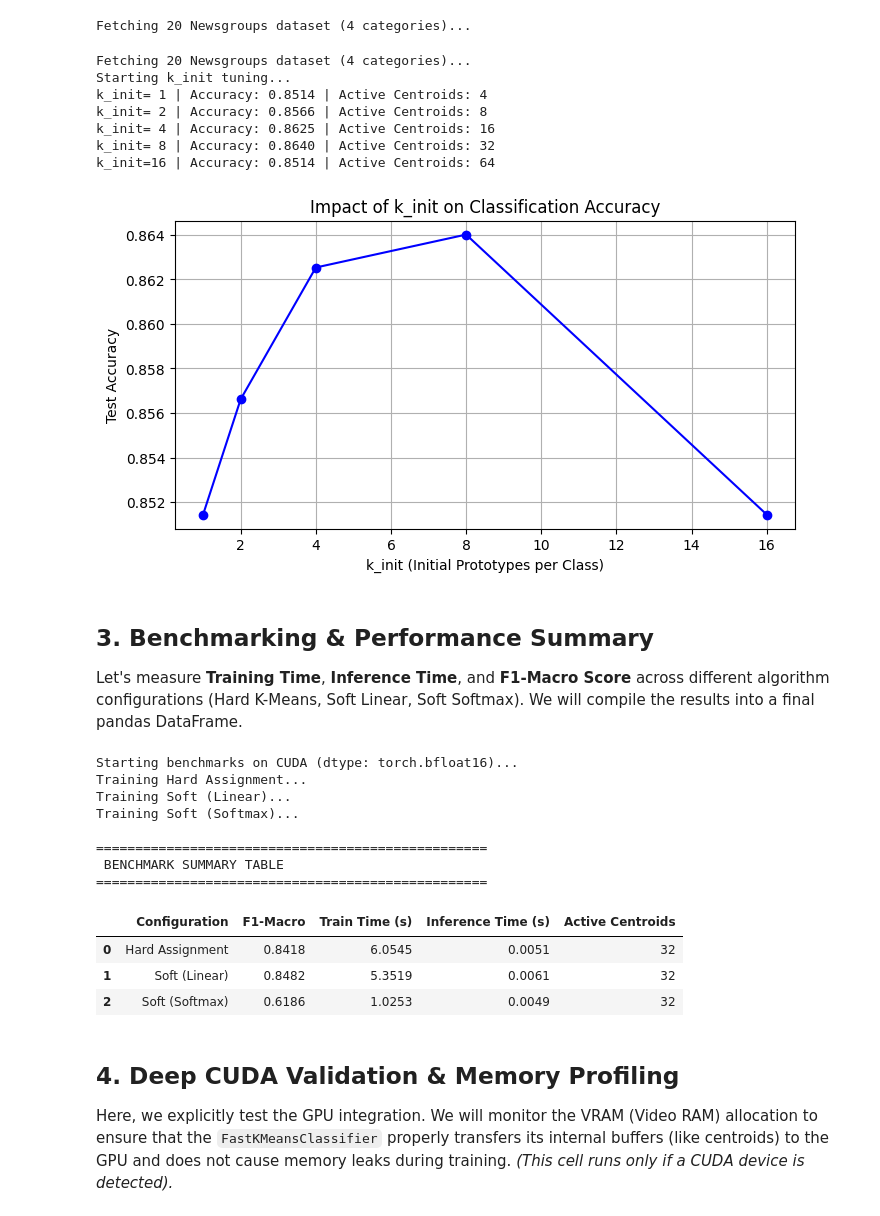
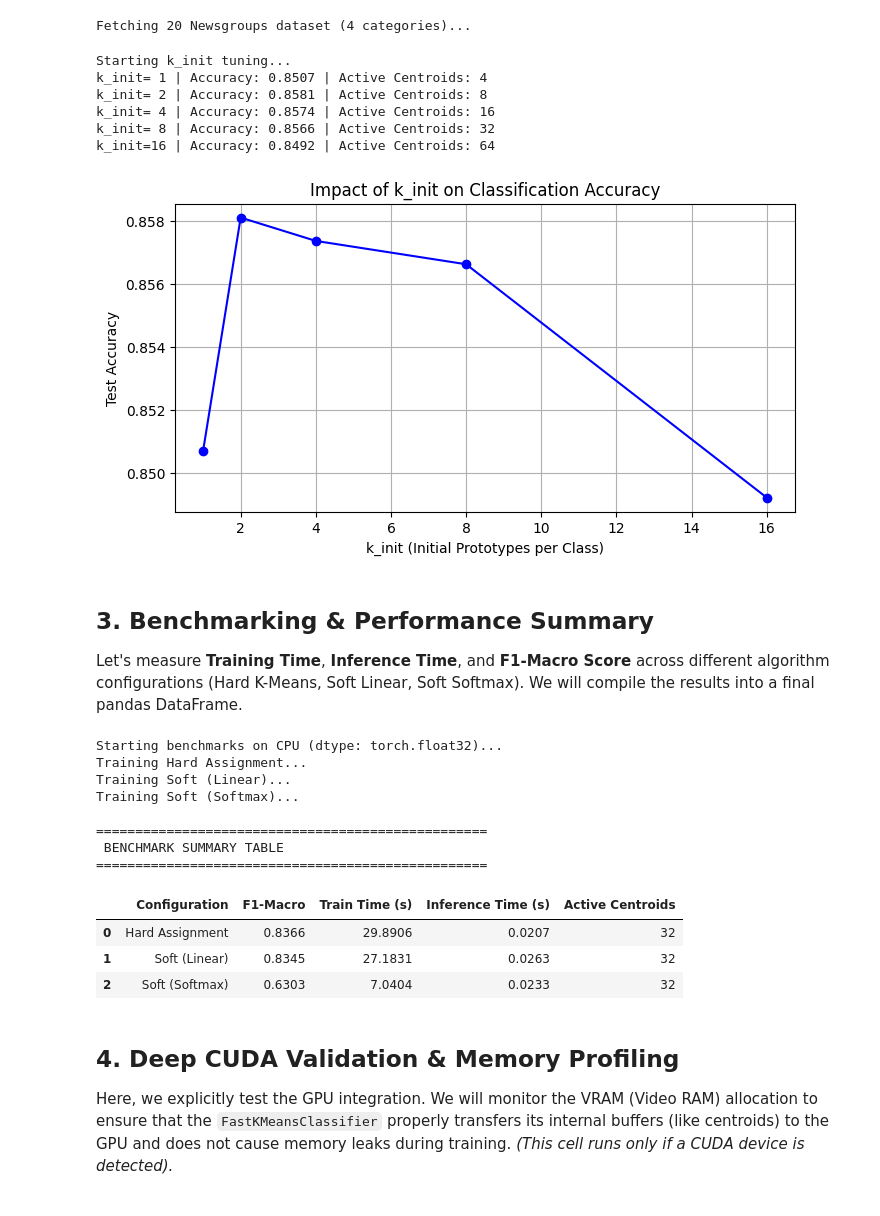
Before and after one commit to Icold21/FastKMeansClassifier, a Jupyter notebook: test.ipynb, the cells around one changed output. Saved outputs shown, nothing was run; the diff lists cells and outputs as text; code cells hidden in the pictures.

```diff
--- a/test.ipynb
+++ b/test.ipynb
@@ -84,41 +84,40 @@ print("Starting k_init tuning...")
 for k in k_values:
     clf = FastKMeansClassifier(
         k_init=k,
         distance='cosine',
         soft=True,
         soft_type='linear',
         max_iters=200,
-        lambda_penalty=1,
+        lambda_penalty=10,
         random_state=42
     ).to(device=device, dtype=dtype)
 
     clf.fit(X_train, y_train)
     preds = clf.predict(X_test)
     acc = accuracy_score(y_test, preds)
 
     # Check how many centroids survived the pruning process
     surviving_centroids = len(clf.centroids)
     tuning_results.append((k, acc, surviving_centroids))
     print(f"k_init={k:2d} | Accuracy: {acc:.4f} | Active Centroids: {surviving_centroids}")
 
 # Plotting the tuning results
 k_arr, acc_arr, cent_arr = zip(*tuning_results)
 plt.figure(figsize=(8, 4))
 plt.plot(k_arr, acc_arr, marker='o', linestyle='-', color='b')
 plt.title("Impact of k_init on Classification Accuracy")
 plt.xlabel("k_init (Initial Prototypes per Class)")
 plt.ylabel("Test Accuracy")
 plt.grid(True)
 plt.show()
 # %% [output]
-Fetching 20 Newsgroups dataset (4 categories)...
 Starting k_init tuning...
-k_init= 1 | Accuracy: 0.8514 | Active Centroids: 4
-k_init= 2 | Accuracy: 0.8566 | Active Centroids: 8
-k_init= 4 | Accuracy: 0.8625 | Active Centroids: 16
-k_init= 8 | Accuracy: 0.8640 | Active Centroids: 32
-k_init=16 | Accuracy: 0.8514 | Active Centroids: 64
+k_init= 1 | Accuracy: 0.8507 | Active Centroids: 4
+k_init= 2 | Accuracy: 0.8581 | Active Centroids: 8
+k_init= 4 | Accuracy: 0.8574 | Active Centroids: 16
+k_init= 8 | Accuracy: 0.8566 | Active Centroids: 32
+k_init=16 | Accuracy: 0.8492 | Active Centroids: 64
-[figure, old version]
+[figure, new version]
 # %% [markdown]
 ## 3. Benchmarking & Performance Summary
 Let's measure **Training Time**, **Inference Time**, and **F1-Macro Score** across different algorithm configurations (Hard K-Means, Soft Linear, Soft Softmax). We will compile the results into a final pandas DataFrame.
@@ -180,7 +179,7 @@ print(" BENCHMARK SUMMARY TABLE")
 print("="*50)
 display(df_summary)  # Use print(df_summary.to_markdown()) if not in Jupyter
 # %% [output]
-Starting benchmarks on CUDA (dtype: torch.bfloat16)...
+Starting benchmarks on CPU (dtype: torch.float32)...
 Training Hard Assignment...
 Training Soft (Linear)...
 Training Soft (Softmax)...
@@ -189,9 +188,9 @@ Training Soft (Softmax)...
  BENCHMARK SUMMARY TABLE
 ==================================================
 |  | Configuration | F1-Macro | Train Time (s) | Inference Time (s) | Active Centroids |
-| 0 | Hard Assignment | 0.8418 | 6.0545 | 0.0051 | 32 |
-| 1 | Soft (Linear) | 0.8482 | 5.3519 | 0.0061 | 32 |
-| 2 | Soft (Softmax) | 0.6186 | 1.0253 | 0.0049 | 32 |
+| 0 | Hard Assignment | 0.8366 | 29.8906 | 0.0207 | 32 |
+| 1 | Soft (Linear) | 0.8345 | 27.1831 | 0.0263 | 32 |
+| 2 | Soft (Softmax) | 0.6303 | 7.0404 | 0.0233 | 32 |
 # %% [markdown]
 ## 4. Deep CUDA Validation & Memory Profiling
 Here, we explicitly test the GPU integration. We will monitor the VRAM (Video RAM) allocation to ensure that the `FastKMeansClassifier` properly transfers its internal buffers (like centroids) to the GPU and does not cause memory leaks during training. *(This cell runs only if a CUDA device is detected).*
```
Also changed, not shown: parts of 5 cells of this notebook, 1 other file.
